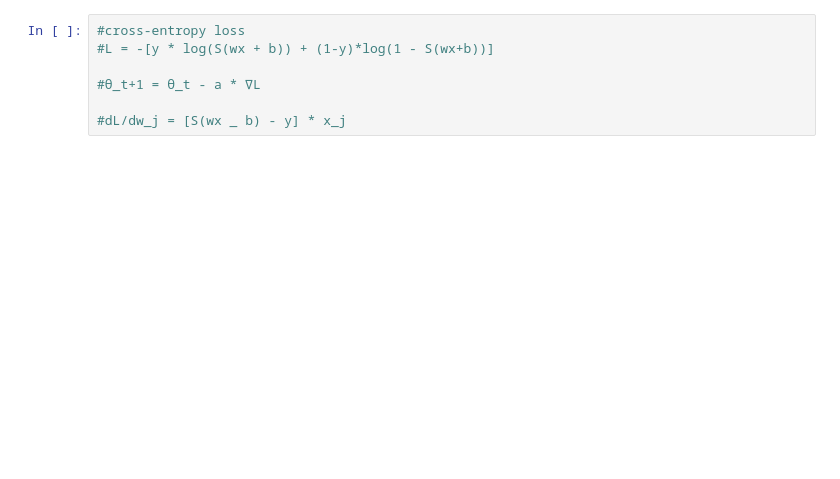
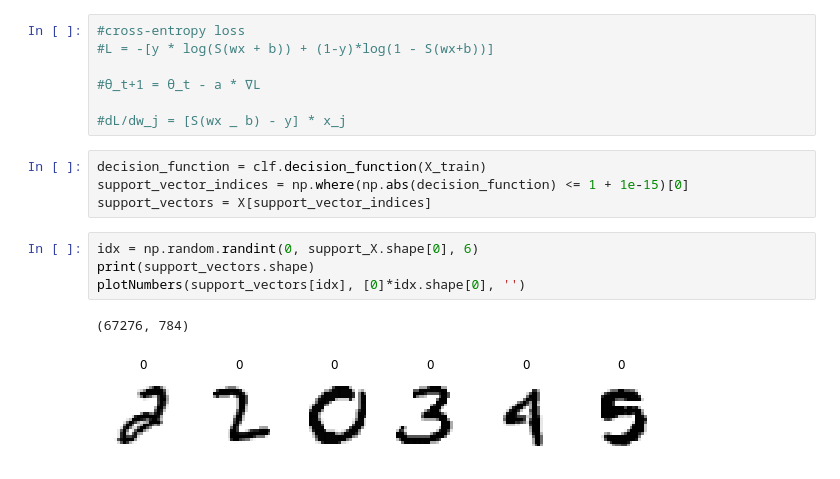
Before and after one commit to Altair200333/ML_tasks, a Jupyter notebook: task3/support_vectors.ipynb, the cells around one changed output. Drawn from its saved outputs; the diff is of its cells as text; blank space fills up the shorter version.

```diff
--- a/task3/support_vectors.ipynb
+++ b/task3/support_vectors.ipynb
@@ -69,3 +66,14 @@ plotNumbers(support_X[idx], support_y[idx], '')
 #θ_t+1 = θ_t - a * ∇L
 
 #dL/dw_j = [S(wx _ b) - y] * x_j
+# %%
+decision_function = clf.decision_function(X_train)
+support_vector_indices = np.where(np.abs(decision_function) <= 1 + 1e-15)[0]
+support_vectors = X[support_vector_indices]
+# %%
+idx = np.random.randint(0, support_X.shape[0], 6)
+print(support_vectors.shape)
+plotNumbers(support_vectors[idx], [0]*idx.shape[0], '')
+# %% [output]
+(67276, 784)
+[figure, added]
```
Also changed, not shown: parts of 3 cells of this notebook, 7 other files.
